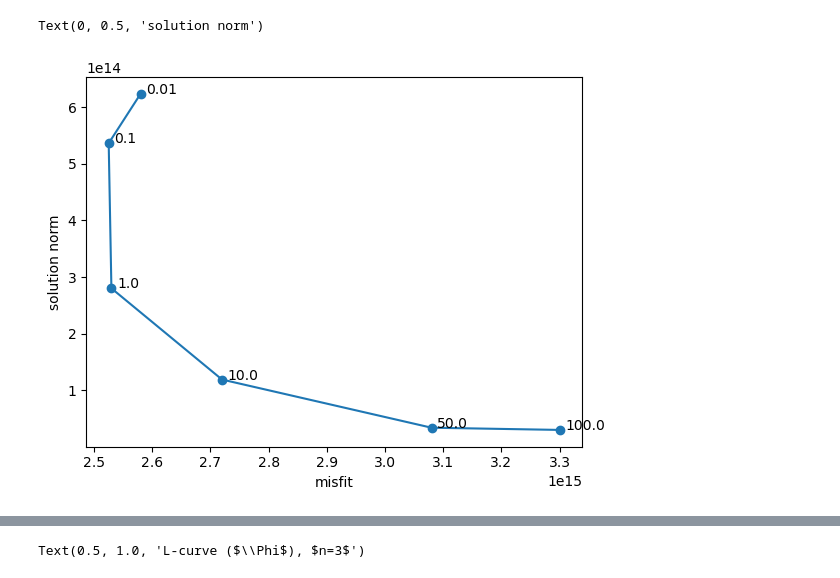
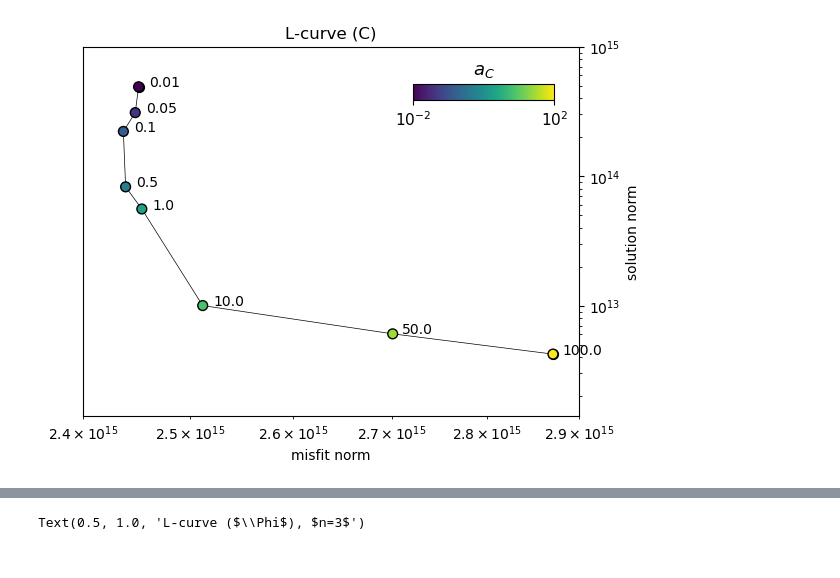
Before and after one commit to Jonniebarnsley/phd-local, a Jupyter notebook: notebooks/inversions/L-curves.ipynb, the cells around one changed output, grey strips where cells are left out. Cells and saved outputs as stored; diff of their text form; code cells hidden in the pictures.

```diff
--- a/notebooks/inversions/L-curves.ipynb
+++ b/notebooks/inversions/L-curves.ipynb
@@ -25,21 +19,60 @@ csv
-# %%
-Cruns = csv[:7]
-Cruns = Cruns.drop(3)
-plt.plot(Cruns['misfit'], Cruns['gradC'])
-plt.scatter(Cruns['misfit'], Cruns['gradC'])
-
-for i, label in zip(Cruns.index, Cruns['aC']):
-    x = Cruns['misfit'][i] + 1e13
-    y = Cruns['gradC'][i]
-    plt.text(x, y, label)
-
-plt.xlabel('misfit')
-plt.ylabel('solution norm')
-
-#plt.yscale('log')
-#plt.xscale('log')
-#plt.xlim(Cruns['misfit'].min(), Cruns['misfit'].max())
-# %% [output]
-Text(0, 0.5, 'solution norm')
-[figure, removed]
+# %%
+from mpl_toolkits.axes_grid1.inset_locator import inset_axes
+from matplotlib.colors import LogNorm
+from matplotlib.cm import ScalarMappable
+
+Cruns = csv
+Cruns = Cruns.drop(5)
+plt.plot(Cruns['misfit'], Cruns['gradC'], c='black', lw=0.5, zorder=1)
+plt.scatter(Cruns['misfit'][8], Cruns['gradC'][8], c='yellow', cmap='viridis', s=50, edgecolor='black', zorder=2)
+plt.scatter(Cruns['misfit'][0], Cruns['gradC'][0], c=0, cmap='viridis', s=50, edgecolor='black', zorder=2)
+plt.scatter(Cruns['misfit'], Cruns['gradC'], c=range(len(Cruns)), cmap='viridis', s=50, edgecolor='black', zorder=2)
+plt.gca().yaxis.tick_right()
+plt.gca().yaxis.set_label_position("right")
+
+plt.xlim(2.4e15, 2.9e15)
+plt.ylim(1.4e12, 1e15)
+
+for i, label in list(zip(Cruns.index, Cruns['aC'])):
+    x = Cruns['misfit'][i] + 1e13
+    y = Cruns['gradC'][i]
+    plt.text(x, y, label)
+
+plt.title('L-curve (C)')
+# for i, label in [list(zip(Cruns.index, Cruns['aC']))[0]]:
+#     x = Cruns['misfit'][i] + 1e13
+#     y = Cruns['gradC'][i]
+#     plt.text(x, y, label)
+
+#plt.xlabel('$\|\ u-u_{obs}\ \|^2_2$', size=12)
+#plt.ylabel('$\|\ \\nabla C \ \|^2_2$', size=12)
+
+plt.xlabel('misfit norm')
+plt.ylabel('solution norm')
+
+plt.yscale('log')
+plt.xscale('log')
+ax = plt.gca()
+cax = inset_axes(ax,
+                 width="30%",  # width relative to parent_axes
+                 height="5%",  # height in percent
+                 loc='upper right',  # location
+                 bbox_to_anchor=(0, 0, 0.95, 0.9),  # full axes
+                 bbox_transform=ax.transAxes,
+                 borderpad=0)
+
+cbar = plt.colorbar(
+    mappable = ScalarMappable(cmap='viridis', norm=LogNorm(vmin=1e-2, vmax=1e2)),
+    cax=cax, orientation='horizontal', ticks=[1e-2, 1e2], pad=2)
+cax.xaxis.set_label_position('top')
+cax.tick_params(labelsize=11)
+cbar.set_label(label='$a_C$',size=13, labelpad=7)
+
+#plt.suptitle('L-curve (C)')
+
+
+
+#plt.savefig('/Users/jonniebarnsley/Downloads/gradC.png', dpi=300, bbox_inches='tight')
+# %% [output]
+[figure, added]
 # %%
```
Also changed, not shown: parts of 9 cells of this notebook, 6 other files.
